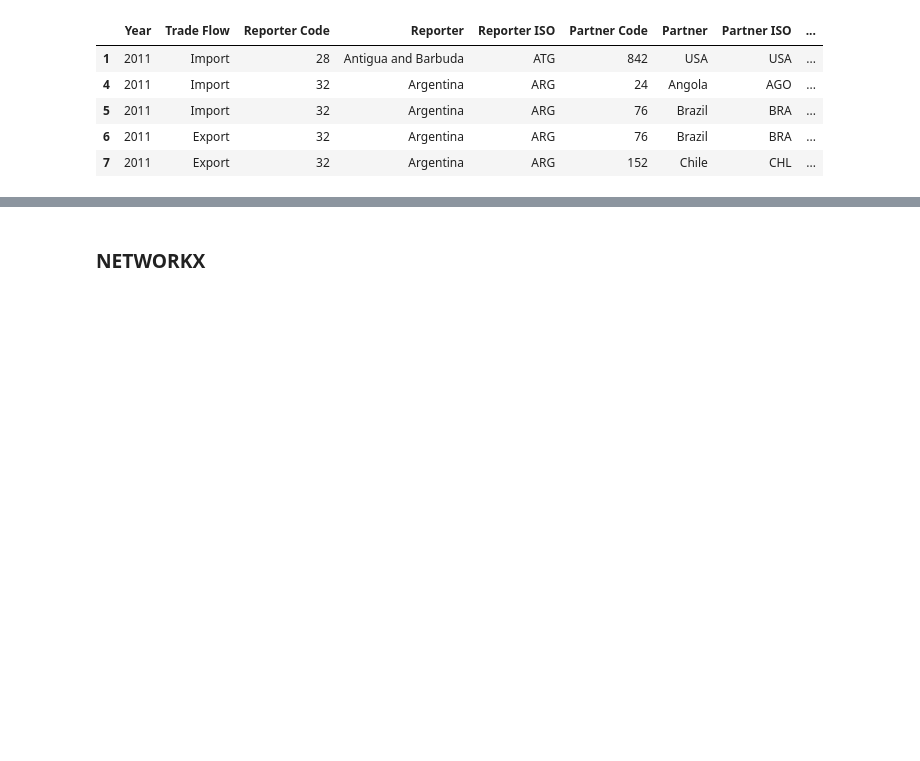
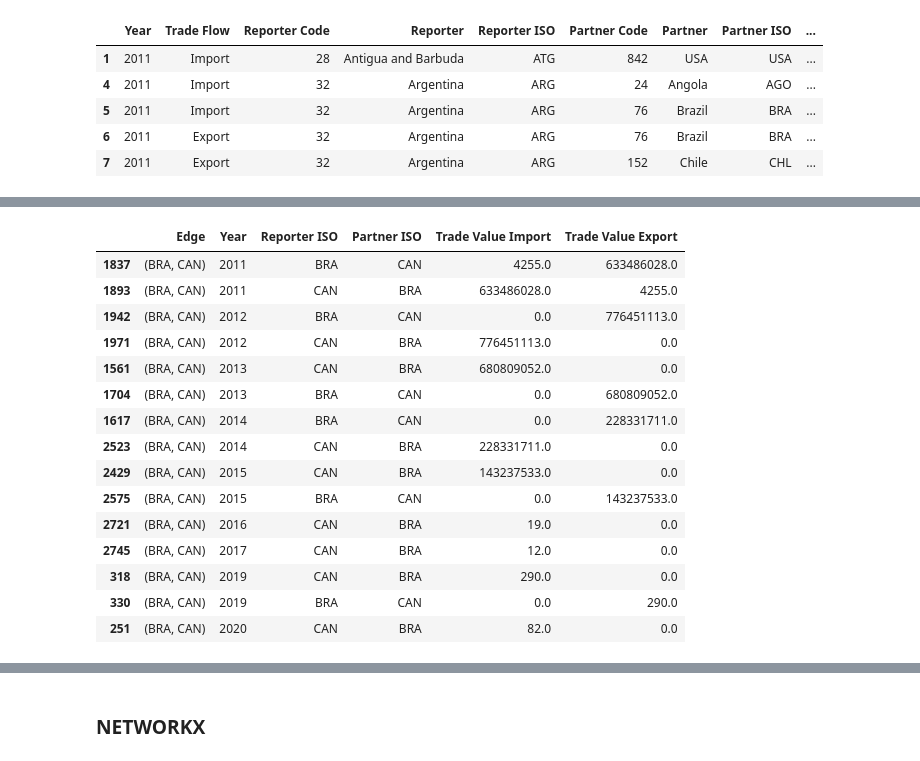
Before and after one commit to d2ski/americas-energy-map-nb, a Jupyter notebook: explore.ipynb, the cells around one changed output, grey strips where cells are left out. Saved outputs shown, nothing was run; the diff lists cells and outputs as text; code cells hidden in the pictures; blank space fills up the shorter version.

```diff
--- a/explore.ipynb
+++ b/explore.ipynb
@@ -184 +162,22 @@ oil_merged.loc[
+# %%
+edges.loc[
+    edges.Edge == edge('CAN', 'BRA')
+].sort_values(by='Year')
+# %% [output]
+|  | Edge | Year | Reporter ISO | Partner ISO | Trade Value Import | Trade Value Export |
+| 1837 | (BRA, CAN) | 2011 | BRA | CAN | 4255.0 | 633486028.0 |
+| 1893 | (BRA, CAN) | 2011 | CAN | BRA | 633486028.0 | 4255.0 |
+| 1942 | (BRA, CAN) | 2012 | BRA | CAN | 0.0 | 776451113.0 |
+| 1971 | (BRA, CAN) | 2012 | CAN | BRA | 776451113.0 | 0.0 |
+| 1561 | (BRA, CAN) | 2013 | CAN | BRA | 680809052.0 | 0.0 |
+| 1704 | (BRA, CAN) | 2013 | BRA | CAN | 0.0 | 680809052.0 |
+| 1617 | (BRA, CAN) | 2014 | BRA | CAN | 0.0 | 228331711.0 |
+| 2523 | (BRA, CAN) | 2014 | CAN | BRA | 228331711.0 | 0.0 |
+| 2429 | (BRA, CAN) | 2015 | CAN | BRA | 143237533.0 | 0.0 |
+| 2575 | (BRA, CAN) | 2015 | BRA | CAN | 0.0 | 143237533.0 |
+| 2721 | (BRA, CAN) | 2016 | CAN | BRA | 19.0 | 0.0 |
+| 2745 | (BRA, CAN) | 2017 | CAN | BRA | 12.0 | 0.0 |
+| 318 | (BRA, CAN) | 2019 | CAN | BRA | 290.0 | 0.0 |
+| 330 | (BRA, CAN) | 2019 | BRA | CAN | 0.0 | 290.0 |
+| 251 | (BRA, CAN) | 2020 | CAN | BRA | 82.0 | 0.0 |
 # %%
```
Also changed, not shown: parts of 33 cells of this notebook.
